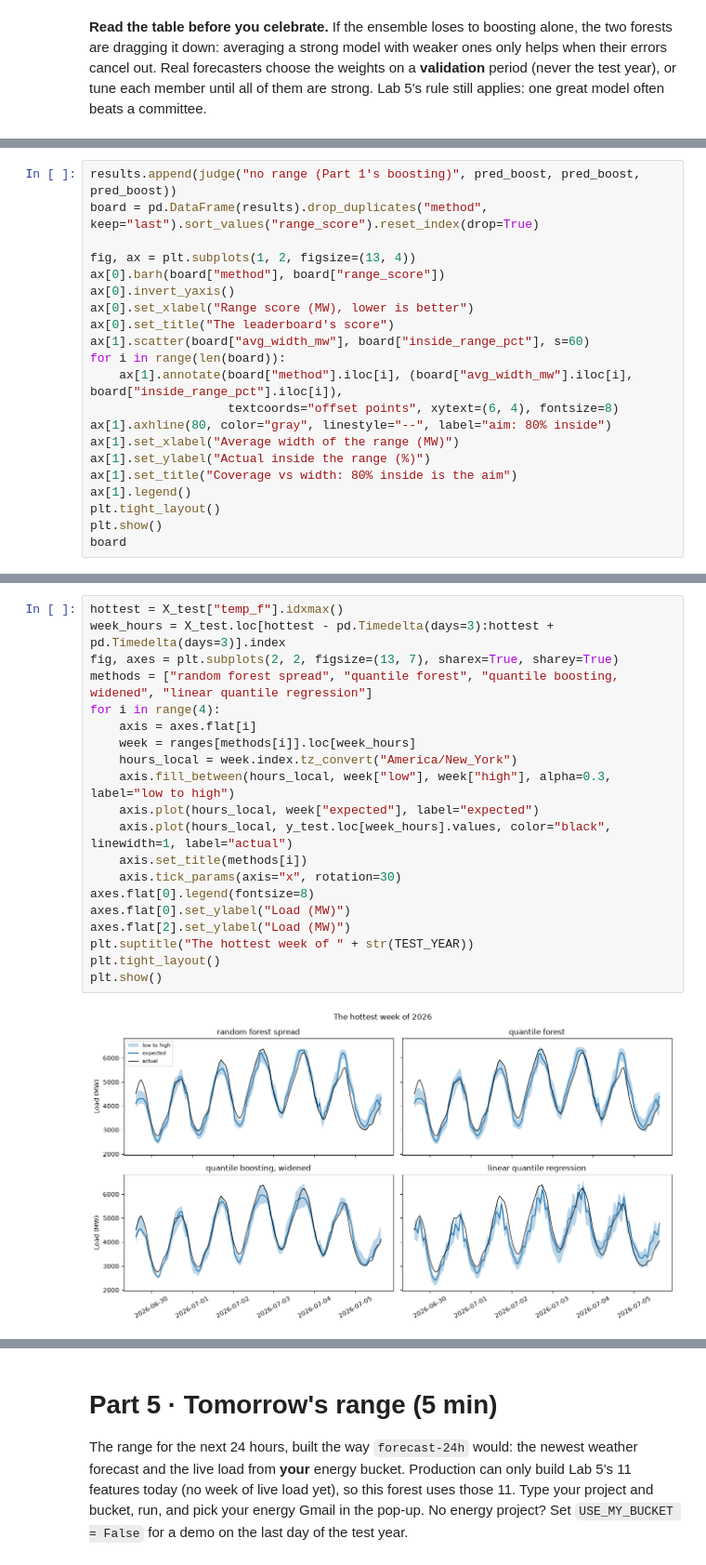
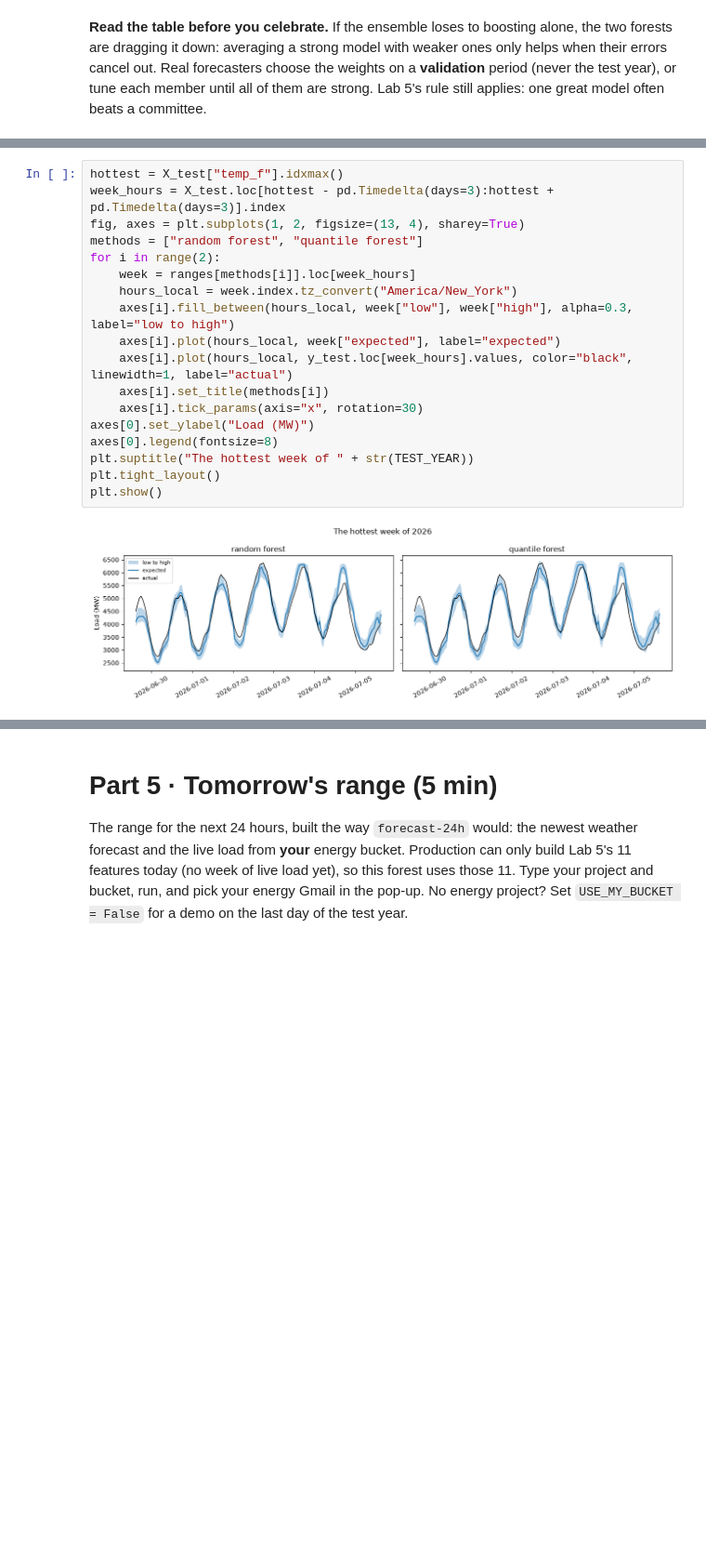
Before and after one commit to drdave-teaching/OPIM5512-notebooks, a Jupyter notebook: Module4/Lab5_Bonus_Features_Ensembles_Ranges.ipynb, the cells around one changed output, grey strips where cells are left out. Shown at 93% size. Drawn from its saved outputs; the diff is of its cells as text; blank space fills up the shorter version.

Commit message:
Lab 5 bonus: simpler Part 4, a range of outputs from a random forest vs a quantile forest, plain explanation of the range score
Co-Authored-By: Claude Opus 5.5 <noreply@anthropic.com>

```diff
--- a/Module4/Lab5_Bonus_Features_Ensembles_Ranges.ipynb
+++ b/Module4/Lab5_Bonus_Features_Ensembles_Ranges.ipynb
@@ -673,21 +530,0 @@ The point forecast from Part 1 is in the table too: a "range" with low = expecte
-# %%
-results.append(judge("no range (Part 1's boosting)", pred_boost, pred_boost, pred_boost))
-board = pd.DataFrame(results).drop_duplicates("method", keep="last").sort_values("range_score").reset_index(drop=True)
-
-fig, ax = plt.subplots(1, 2, figsize=(13, 4))
-ax[0].barh(board["method"], board["range_score"])
-ax[0].invert_yaxis()
-ax[0].set_xlabel("Range score (MW), lower is better")
-ax[0].set_title("The leaderboard's score")
-ax[1].scatter(board["avg_width_mw"], board["inside_range_pct"], s=60)
-for i in range(len(board)):
-    ax[1].annotate(board["method"].iloc[i], (board["avg_width_mw"].iloc[i], board["inside_range_pct"].iloc[i]),
-                   textcoords="offset points", xytext=(6, 4), fontsize=8)
-ax[1].axhline(80, color="gray", linestyle="--", label="aim: 80% inside")
-ax[1].set_xlabel("Average width of the range (MW)")
-ax[1].set_ylabel("Actual inside the range (%)")
-ax[1].set_title("Coverage vs width: 80% inside is the aim")
-ax[1].legend()
-plt.tight_layout()
-plt.show()
-board
@@ -705,23 +541,21 @@ board
 # %%
 hottest = X_test["temp_f"].idxmax()
 week_hours = X_test.loc[hottest - pd.Timedelta(days=3):hottest + pd.Timedelta(days=3)].index
-fig, axes = plt.subplots(2, 2, figsize=(13, 7), sharex=True, sharey=True)
-methods = ["random forest spread", "quantile forest", "quantile boosting, widened", "linear quantile regression"]
-for i in range(4):
-    axis = axes.flat[i]
+fig, axes = plt.subplots(1, 2, figsize=(13, 4), sharey=True)
+methods = ["random forest", "quantile forest"]
+for i in range(2):
     week = ranges[methods[i]].loc[week_hours]
     hours_local = week.index.tz_convert("America/New_York")
-    axis.fill_between(hours_local, week["low"], week["high"], alpha=0.3, label="low to high")
-    axis.plot(hours_local, week["expected"], label="expected")
-    axis.plot(hours_local, y_test.loc[week_hours].values, color="black", linewidth=1, label="actual")
-    axis.set_title(methods[i])
-    axis.tick_params(axis="x", rotation=30)
-axes.flat[0].legend(fontsize=8)
-axes.flat[0].set_ylabel("Load (MW)")
-axes.flat[2].set_ylabel("Load (MW)")
+    axes[i].fill_between(hours_local, week["low"], week["high"], alpha=0.3, label="low to high")
+    axes[i].plot(hours_local, week["expected"], label="expected")
+    axes[i].plot(hours_local, y_test.loc[week_hours].values, color="black", linewidth=1, label="actual")
+    axes[i].set_title(methods[i])
+    axes[i].tick_params(axis="x", rotation=30)
+axes[0].set_ylabel("Load (MW)")
+axes[0].legend(fontsize=8)
 plt.suptitle("The hottest week of " + str(TEST_YEAR))
 plt.tight_layout()
 plt.show()
 # %% [output]
-[figure, old version]
+[figure, new version]
 # %% [markdown]
```
Also changed, not shown: parts of 30 cells of this notebook.
